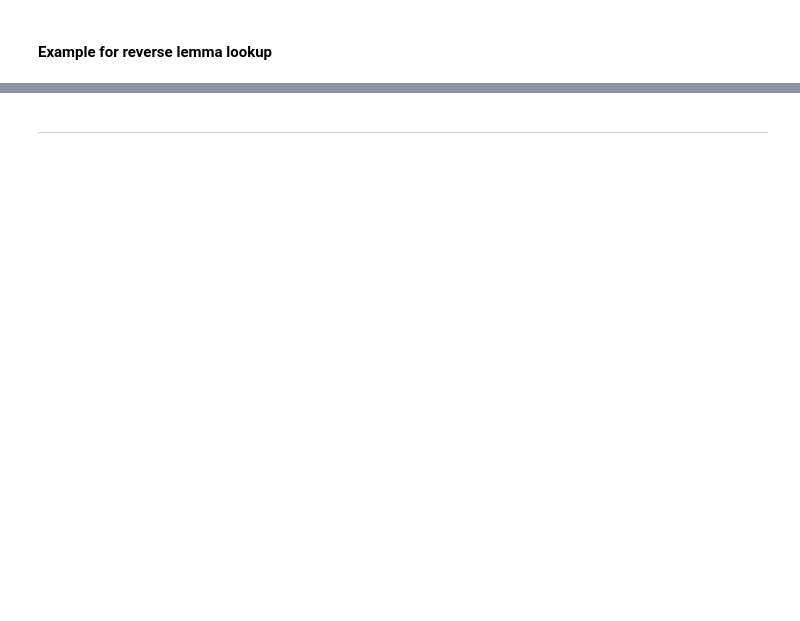
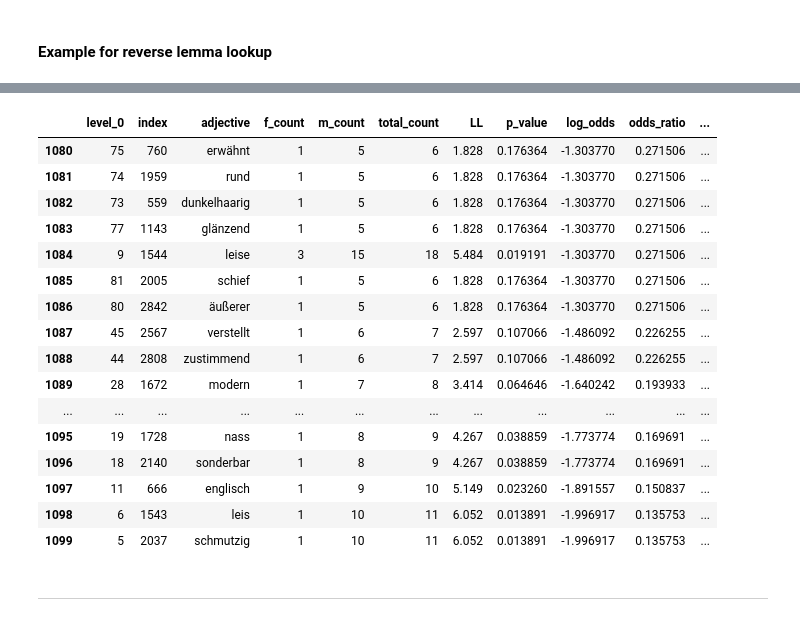
Before and after one commit to klaemsch/the-three-investigators, a Jupyter notebook: co-occurrences/co-occurrences-adj.ipynb, the cells around one changed output, grey strips where cells are left out. Saved outputs shown, nothing was run; the diff lists cells and outputs as text; code cells hidden in the pictures; blank space fills up the shorter version.

```diff
--- a/co-occurrences/co-occurrences-adj.ipynb
+++ b/co-occurrences/co-occurrences-adj.ipynb
@@ -383,2 +520,22 @@ print(
+# %%
+gender_adj_df.tail(20)
+# %% [output]
+|  | level_0 | index | adjective | f_count | m_count | total_count | LL | p_value | log_odds | odds_ratio | ... |
+| 1080 | 75 | 760 | erwähnt | 1 | 5 | 6 | 1.828 | 0.176364 | -1.303770 | 0.271506 | ... |
+| 1081 | 74 | 1959 | rund | 1 | 5 | 6 | 1.828 | 0.176364 | -1.303770 | 0.271506 | ... |
+| 1082 | 73 | 559 | dunkelhaarig | 1 | 5 | 6 | 1.828 | 0.176364 | -1.303770 | 0.271506 | ... |
+| 1083 | 77 | 1143 | glänzend | 1 | 5 | 6 | 1.828 | 0.176364 | -1.303770 | 0.271506 | ... |
+| 1084 | 9 | 1544 | leise | 3 | 15 | 18 | 5.484 | 0.019191 | -1.303770 | 0.271506 | ... |
+| 1085 | 81 | 2005 | schief | 1 | 5 | 6 | 1.828 | 0.176364 | -1.303770 | 0.271506 | ... |
+| 1086 | 80 | 2842 | äußerer | 1 | 5 | 6 | 1.828 | 0.176364 | -1.303770 | 0.271506 | ... |
+| 1087 | 45 | 2567 | verstellt | 1 | 6 | 7 | 2.597 | 0.107066 | -1.486092 | 0.226255 | ... |
+| 1088 | 44 | 2808 | zustimmend | 1 | 6 | 7 | 2.597 | 0.107066 | -1.486092 | 0.226255 | ... |
+| 1089 | 28 | 1672 | modern | 1 | 7 | 8 | 3.414 | 0.064646 | -1.640242 | 0.193933 | ... |
+| ... | ... | ... | ... | ... | ... | ... | ... | ... | ... | ... | ... |
+| 1095 | 19 | 1728 | nass | 1 | 8 | 9 | 4.267 | 0.038859 | -1.773774 | 0.169691 | ... |
+| 1096 | 18 | 2140 | sonderbar | 1 | 8 | 9 | 4.267 | 0.038859 | -1.773774 | 0.169691 | ... |
+| 1097 | 11 | 666 | englisch | 1 | 9 | 10 | 5.149 | 0.023260 | -1.891557 | 0.150837 | ... |
+| 1098 | 6 | 1543 | leis | 1 | 10 | 11 | 6.052 | 0.013891 | -1.996917 | 0.135753 | ... |
+| 1099 | 5 | 2037 | schmutzig | 1 | 10 | 11 | 6.052 | 0.013891 | -1.996917 | 0.135753 | ... |
 # %% [markdown]
 ---
```
Also changed, not shown: parts of 49 cells of this notebook.
